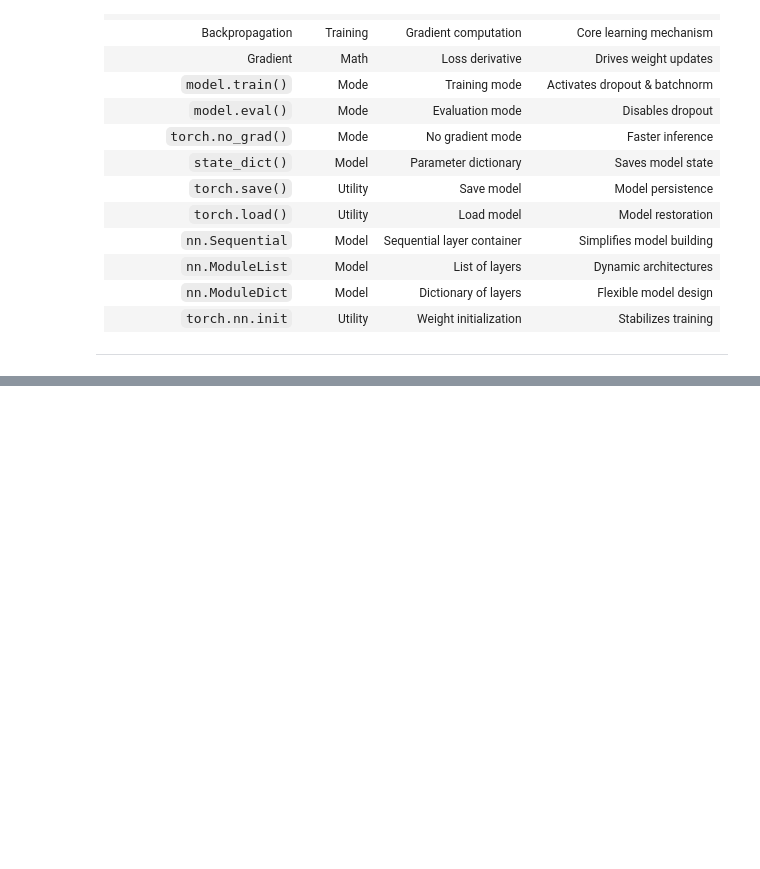
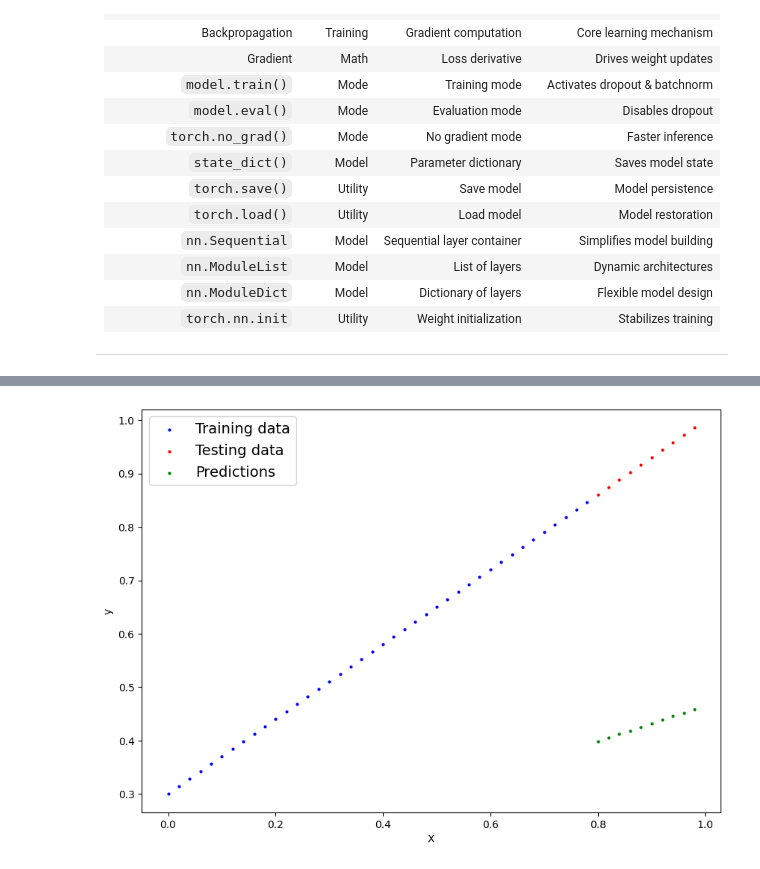
Before and after one commit to sujal910/Learning_PyTorch, a Jupyter notebook: 02_PyTorch_WorkFlow.ipynb, the cells around one changed output, grey strips where cells are left out. Saved outputs shown, nothing was run; the diff lists cells and outputs as text; code cells hidden in the pictures; blank space fills up the shorter version.

```diff
--- a/02_PyTorch_WorkFlow.ipynb
+++ b/02_PyTorch_WorkFlow.ipynb
@@ -589,0 +621,3 @@ tensor([0.1288], requires_grad=True)]
+# %%
+y_pred = model_0(X_test)  # both of these are same but the inference.mode turn down the gardinat mode .
+print(y_pred , y_test , y_pred == y_test )
@@ -589,0 +642,4 @@ tensor([0.1288], requires_grad=True)]
+# %%
+with torch.no_grad(): # this is also one way of doing it without the grad however the inference_mode is prefered .
+  y_pred = model_0(X_test)
+print(y_pred , y_test)
@@ -589,0 +666,4 @@ tensor([0.1288], requires_grad=True)]
+# %%
+plot_predictions(predictions=y_pred)
+# %% [output]
+[figure, added]
```
Also changed, not shown: parts of 9 cells of this notebook.
